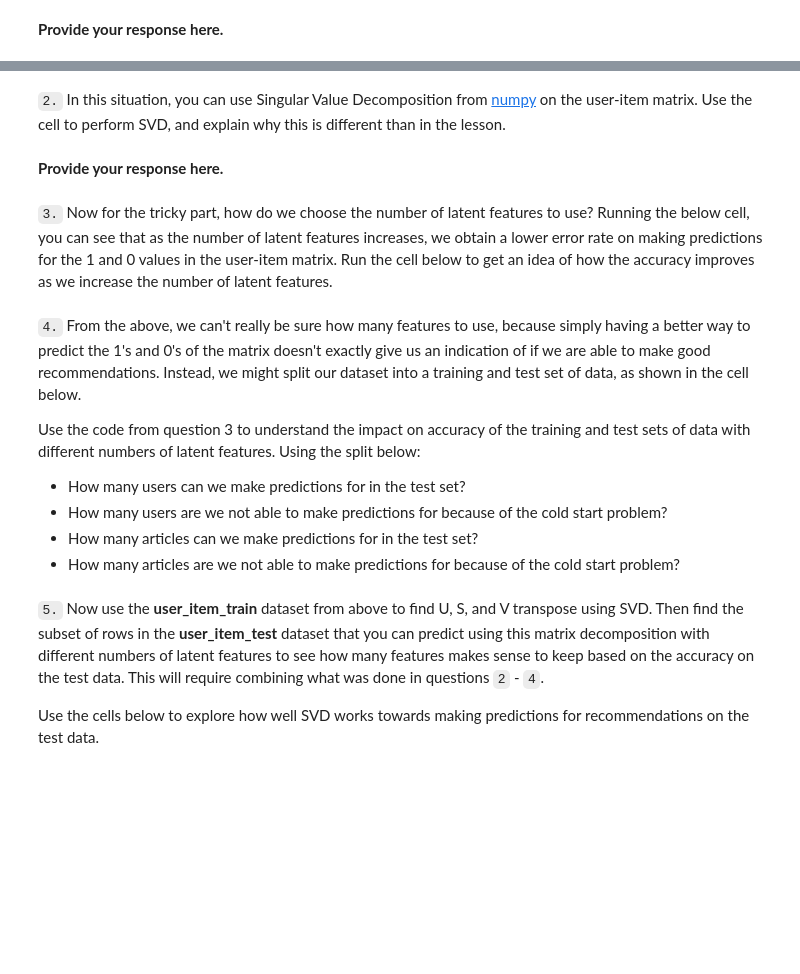
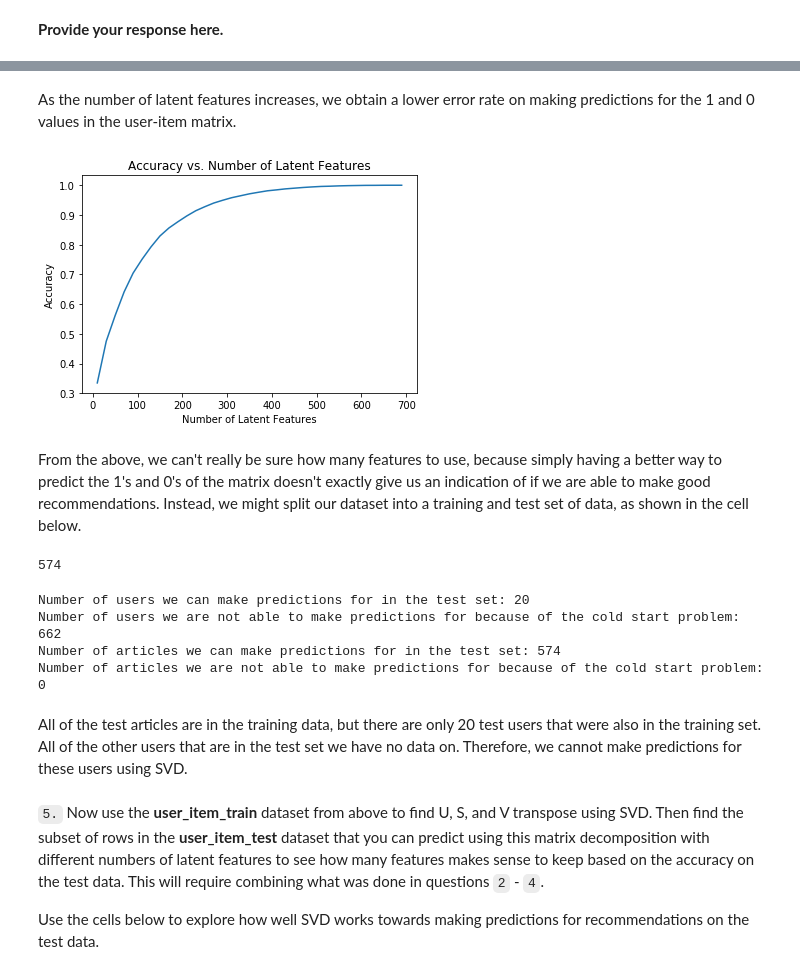
Before and after one commit to trant22t/data-science-nanodegree, a Jupyter notebook: ibm_articles_recommendation_engine/main.ipynb, the cells around one changed output, grey strips where cells are left out. Saved outputs shown, nothing was run; the diff lists cells and outputs as text; code cells hidden in the pictures; blank space fills up the shorter version.

Commit message:
finish first 3 parts of recommendation notebook

```diff
--- a/ibm_articles_recommendation_engine/main.ipynb
+++ b/ibm_articles_recommendation_engine/main.ipynb
@@ -484,0 +549,2 @@ All tests passed!
+# %%
+u, s, vt = np.linalg.svd(user_item)  # perform SVD on the user-item matrix
@@ -542,45 +557,32 @@ user_item_matrix.head()
-# %% [markdown]
-`2.` In this situation, you can use Singular Value Decomposition from [numpy](https://docs.scipy.org/doc/numpy-1.14.0/reference/generated/numpy.linalg.svd.html) on the user-item matrix.  Use the cell to perform SVD, and explain why this is different than in the lesson.
-# %%
-# Perform SVD on the User-Item Matrix Here
-
-u, s, vt = # use the built in to get the three matrices
-# %% [markdown]
-**Provide your response here.**
 # %% [markdown]
-`3.` Now for the tricky part, how do we choose the number of latent features to use?  Running the below cell, you can see that as the number of latent features increases, we obtain a lower error rate on making predictions for the 1 and 0 values in the user-item matrix.  Run the cell below to get an idea of how the accuracy improves as we increase the number of latent features.
+As the number of latent features increases, we obtain a lower error rate on making predictions for the 1 and 0 values in the user-item matrix.
 # %%
-num_latent_feats = np.arange(10,700+10,20)
+num_latent_feats = np.arange(10, 700+10, 20)
 sum_errs = []
 
 for k in num_latent_feats:
     # restructure with k latent features
     s_new, u_new, vt_new = np.diag(s[:k]), u[:, :k], vt[:k, :]
 
     # take dot product
     user_item_est = np.around(np.dot(np.dot(u_new, s_new), vt_new))
 
     # compute error for each prediction to actual value
-    diffs = np.subtract(user_item_matrix, user_item_est)
+    diffs = np.subtract(user_item, user_item_est)
 
     # total errors and keep track of them
     err = np.sum(np.sum(np.abs(diffs)))
     sum_errs.append(err)
 
 
 plt.plot(num_latent_feats, 1 - np.array(sum_errs)/df.shape[0]);
 plt.xlabel('Number of Latent Features');
 plt.ylabel('Accuracy');
 plt.title('Accuracy vs. Number of Latent Features');
+# %% [output]
+[figure, added]
 # %% [markdown]
-`4.` From the above, we can't really be sure how many features to use, because simply having a better way to predict the 1's and 0's of the matrix doesn't exactly give us an indication of if we are able to make good recommendations.  Instead, we might split our dataset into a training and test set of data, as shown in the cell below.
-
-Use the code from question 3 to understand the impact on accuracy of the training and test sets of data with different numbers of latent features. Using the split below:
-
-* How many users can we make predictions for in the test set?
-* How many users are we not able to make predictions for because of the cold start problem?
-* How many articles can we make predictions for in the test set?
-* How many articles are we not able to make predictions for because of the cold start problem?
+From the above, we can't really be sure how many features to use, because simply having a better way to predict the 1's and 0's of the matrix doesn't exactly give us an indication of if we are able to make good recommendations.  Instead, we might split our dataset into a training and test set of data, as shown in the cell below.
 # %%
 df_train = df.head(40000)
 df_test = df.tail(5993)
@@ -608,19 +608,29 @@ user_item_train, user_item_test, test_idx, test_arts = create_test_and_train_use
+# %%
+train_ids = set(df_train['user_id'])
+test_ids = set(df_test['user_id'])
+
+train_arts = set(df_train['article_id'])
+test_arts = set(df_test['article_id'])
+
+not_in_train_ids = len(test_ids - train_ids)
+in_train_ids = len(test_ids.intersection(train_ids))
+
+not_in_train_arts = len(test_arts - train_arts)
+in_train_arts = len(test_arts.intersection(train_arts))
+# %% [output]
+574
 # %%
-# Replace the values in the dictionary below
-a = 662
-b = 574
-c = 20
-d = 0
-
-
-sol_4_dict = {
-    'How many users can we make predictions for in the test set?': # letter here,
-    'How many users in the test set are we not able to make predictions for because of the cold start problem?': # letter here,
-    'How many movies can we make predictions for in the test set?': # letter here,
-    'How many movies in the test set are we not able to make predictions for because of the cold start problem?': # letter here
-}
-
-t.sol_4_test(sol_4_dict)
+print('Number of users we can make predictions for in the test set:', in_train_ids)
+print('Number of users we are not able to make predictions for because of the cold start problem:', not_in_train_ids)
+print('Number of articles we can make predictions for in the test set:', in_train_arts)
+print('Number of articles we are not able to make predictions for because of the cold start problem:', not_in_train_arts)
+# %% [output]
+Number of users we can make predictions for in the test set: 20
+Number of users we are not able to make predictions for because of the cold start problem: 662
+Number of articles we can make predictions for in the test set: 574
+Number of articles we are not able to make predictions for because of the cold start problem: 0
+# %% [markdown]
+All of the test articles are in the training data, but there are only 20 test users that were also in the training set.  All of the other users that are in the test set we have no data on.  Therefore, we cannot make predictions for these users using SVD.
 # %% [markdown]
 `5.` Now use the **user_item_train** dataset from above to find U, S, and V transpose using SVD. Then find the subset of rows in the **user_item_test** dataset that you can predict using this matrix decomposition with different numbers of latent features to see how many features makes sense to keep based on the accuracy on the test data. This will require combining what was done in questions `2` - `4`.
 
```
Also changed, not shown: parts of 58 cells of this notebook.
